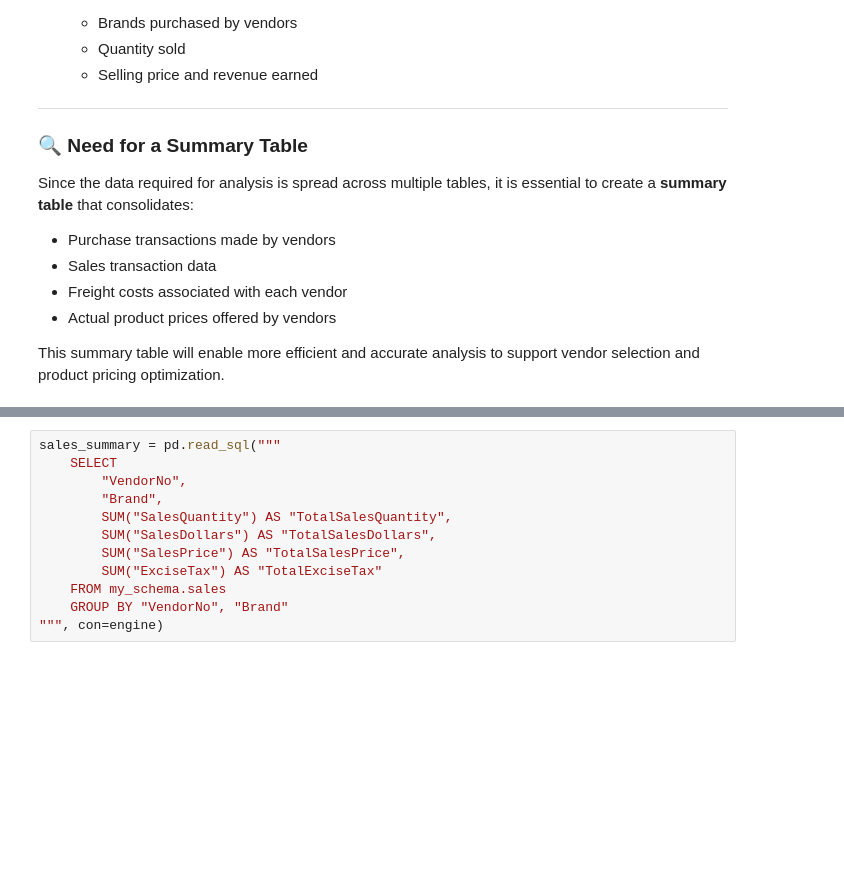
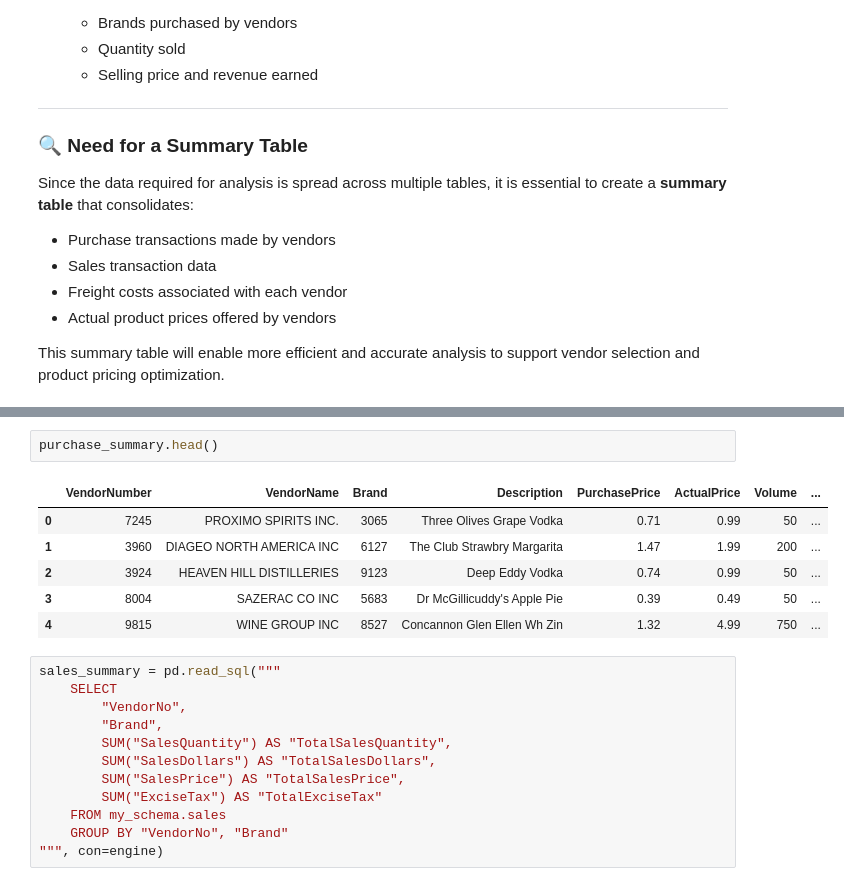
Before and after one commit to shima-maleki/Vendor_Performance_Analysis, a Jupyter notebook: notebooks/02_exploratory_analysis.ipynb, the cells around one changed output, grey strips where cells are left out. Cells and saved outputs as stored; diff of their text form; blank space fills up the shorter version.

```diff
--- a/notebooks/02_exploratory_analysis.ipynb
+++ b/notebooks/02_exploratory_analysis.ipynb
@@ -283,3 +300,12 @@ KeyboardInterrupt:
+# %%
+purchase_summary.head()
+# %% [output]
+|  | VendorNumber | VendorName | Brand | Description | PurchasePrice | ActualPrice | Volume | ... |
+| 0 | 7245 | PROXIMO SPIRITS INC. | 3065 | Three Olives Grape Vodka | 0.71 | 0.99 | 50 | ... |
+| 1 | 3960 | DIAGEO NORTH AMERICA INC | 6127 | The Club Strawbry Margarita | 1.47 | 1.99 | 200 | ... |
+| 2 | 3924 | HEAVEN HILL DISTILLERIES | 9123 | Deep Eddy Vodka | 0.74 | 0.99 | 50 | ... |
+| 3 | 8004 | SAZERAC CO INC | 5683 | Dr McGillicuddy's Apple Pie | 0.39 | 0.49 | 50 | ... |
+| 4 | 9815 | WINE GROUP INC | 8527 | Concannon Glen Ellen Wh Zin | 1.32 | 4.99 | 750 | ... |
 # %%
 sales_summary = pd.read_sql("""
     SELECT
```
Also changed, not shown: parts of 12 cells of this notebook, 1 other file.
